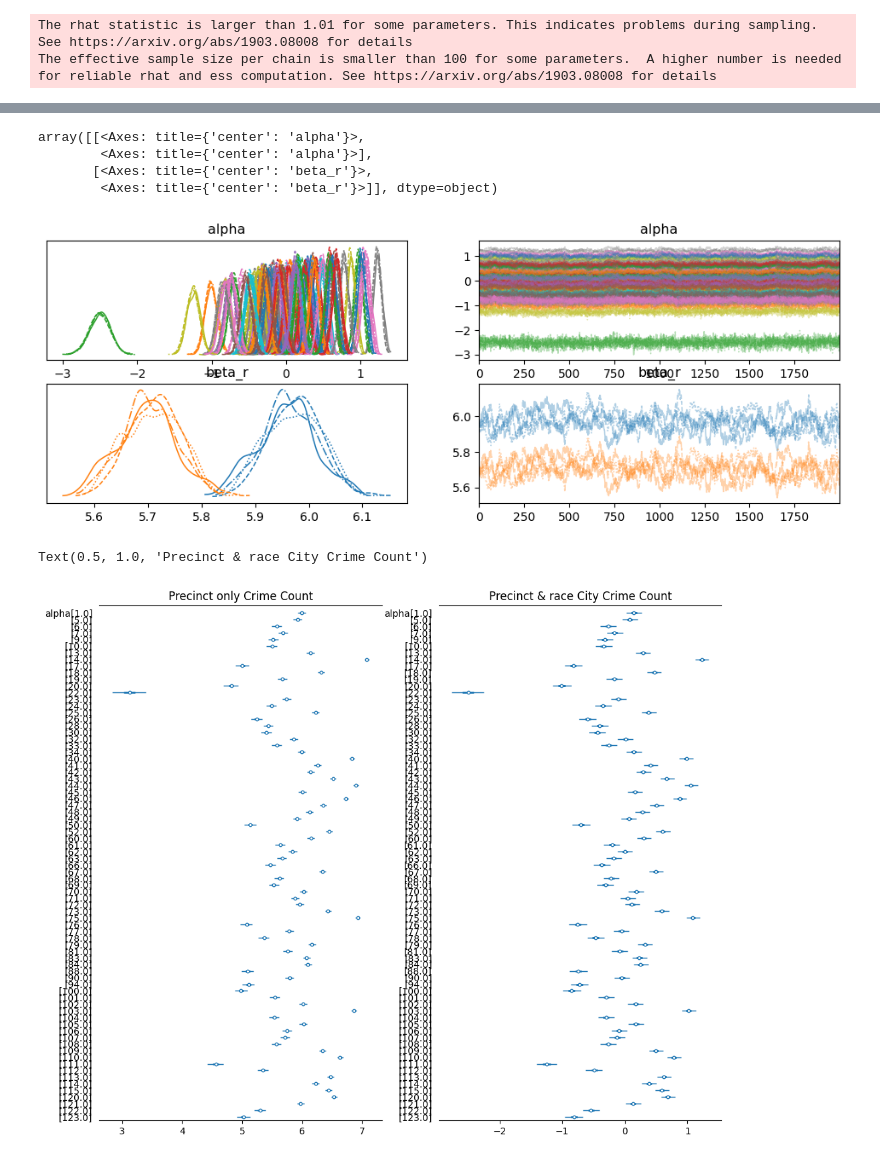
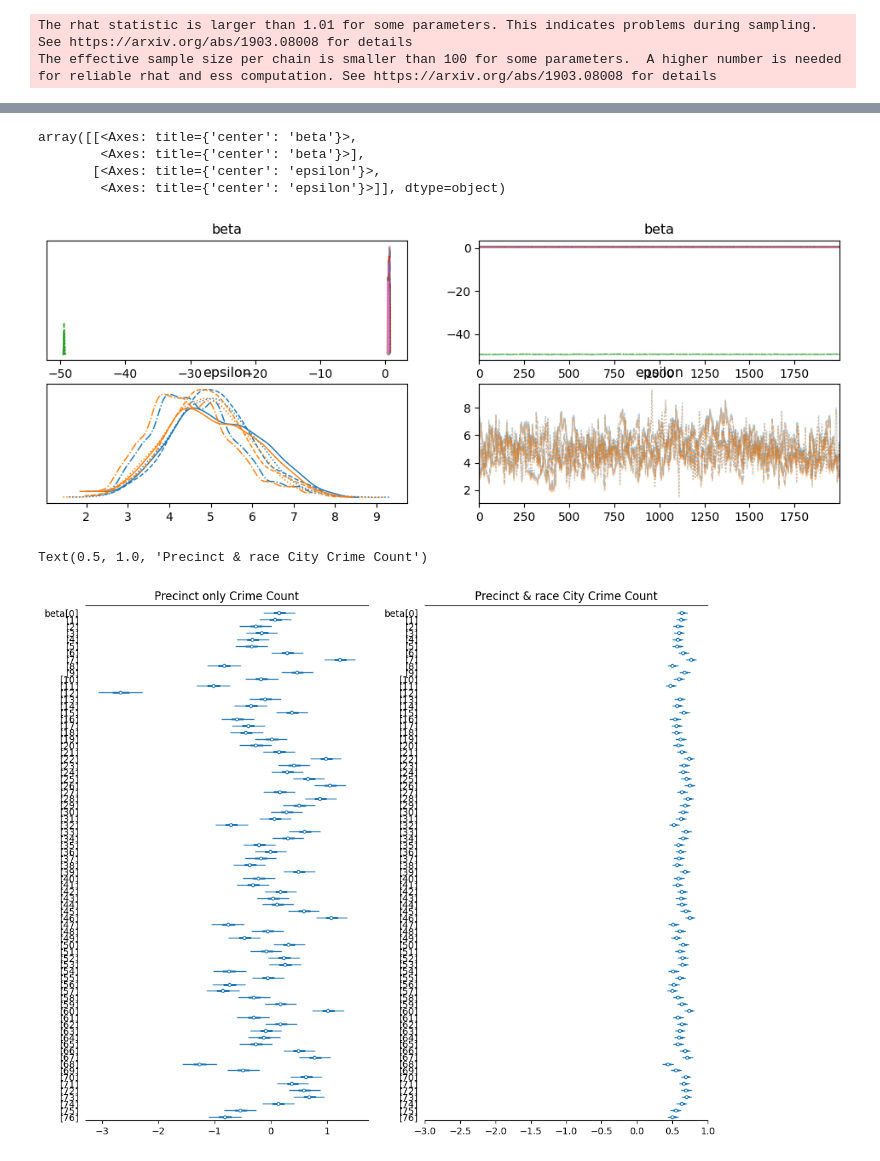
Before and after one commit to TheJarmanitor/algfair-final-exam, a Jupyter notebook: notebooks/bayes_regression.ipynb, the cells around one changed output, grey strips where cells are left out. Saved outputs shown, nothing was run; the diff lists cells and outputs as text; code cells hidden in the pictures.

```diff
--- a/notebooks/bayes_regression.ipynb
+++ b/notebooks/bayes_regression.ipynb
@@ -231,0 +217,30 @@ az.summary(precinct_race_count_trace, var_names=["alpha", "beta_r"])
+# %%
+from sklearn.preprocessing import StandardScaler
+scaler = StandardScaler().fit(X_enc)
+X_enc_scaled = scaler.transform(X_enc)
+# Transform scaled array back to DataFrame
+Xs_df = pd.DataFrame(X_enc_scaled, index=X_enc.index, columns=X_enc.columns)
+
+# Now Xs_train_df is your scaled DataFrame with the original index
+# print(Xs_df)
+n_features = Xs_df.shape[1]
+
+Xs_p = Xs_df.iloc[:, -2:]
+Xs_np = Xs_df.iloc[:, :-2]
+# %%
+from scipy.linalg import orth
+
+def debias_features(Xs_np, Xs_p):
+    assert Xs_np.shape[0]==Xs_p.shape[0]
+
+    # Find orthonormal basis of protected features
+    orthbasis = orth(Xs_p)
+
+    # Debias nonprotected features
+    Xs_np_debiased = Xs_np.apply(lambda X: X - X.dot(orthbasis).dot(orthbasis.T))
+
+    # Return debiased nonprotected features
+    return Xs_np_debiased
+
+features_np_debiased = debias_features(Xs_np, Xs_p)
+X_debiased = pd.concat([features_np_debiased, Xs_p], axis=1)
@@ -231,0 +263,8 @@ az.summary(precinct_race_count_trace, var_names=["alpha", "beta_r"])
+# %%
+with pm.Model() as debiased_crime_model:
+    beta = pm.Normal('beta', mu=0, sigma=0.5, shape = len(X_debiased.columns) - 2)
+    epsilon = pm.Normal('epsilon', mu=5, sigma=1.5, shape=2)
+
+    lambda_ = pm.Deterministic("lambda", pm.math.exp(pm.math.dot(X_debiased.iloc[:,:-2], beta) + pm.math.dot(X_debiased.iloc[:,-2:], epsilon)))
+
+    crime = pm.Poisson('crime', lambda_, observed=y)
@@ -231,0 +276,3 @@ az.summary(precinct_race_count_trace, var_names=["alpha", "beta_r"])
+# %%
+with debiased_crime_model:
+    debiased_crime_trace = pm.sample(2000, tune=2000, return_inferencedata=True, cores=4, idata_kwargs=dict(log_likelihood=True), nuts_sampler="numpyro")
@@ -232,18 +298,19 @@ az.summary(precinct_race_count_trace, var_names=["alpha", "beta_r"])
 # %%
-az.plot_trace(precinct_race_count_trace, var_names=["alpha", "beta_r"])
+az.plot_trace(debiased_crime_trace, var_names=["beta", "epsilon"])
 # %% [output]
-array([[<Axes: title={'center': 'alpha'}>,
-        <Axes: title={'center': 'alpha'}>],
-       [<Axes: title={'center': 'beta_r'}>,
-        <Axes: title={'center': 'beta_r'}>]], dtype=object)
+array([[<Axes: title={'center': 'beta'}>,
+        <Axes: title={'center': 'beta'}>],
+       [<Axes: title={'center': 'epsilon'}>,
+        <Axes: title={'center': 'epsilon'}>]], dtype=object)
-[figure, old version]
+[figure, new version]
 # %%
 _, ax = plt.subplots(1, 2, figsize=(12, 10))
 
-az.plot_forest(precinct_count_trace, combined=True, var_names=["alpha"], ax=ax[0], textsize=10)
+az.plot_forest(precinct_race_count_trace, combined=True, var_names=["beta"], ax=ax[0], textsize=10)
 ax[0].set_title("Precinct only Crime Count")
-az.plot_forest(precinct_race_count_trace, combined=True, var_names=["alpha"], ax=ax[1], textsize=10)
+az.plot_forest(debiased_crime_trace, combined=True, var_names=["beta"], ax=ax[1], textsize=10)
+ax[1].set_xlim(-3, 1)
 ax[1].set_title("Precinct & race City Crime Count")
 # %% [output]
 Text(0.5, 1.0, 'Precinct & race City Crime Count')
-[figure, old version]
+[figure, new version]
```
Also changed, not shown: parts of 31 cells of this notebook.
